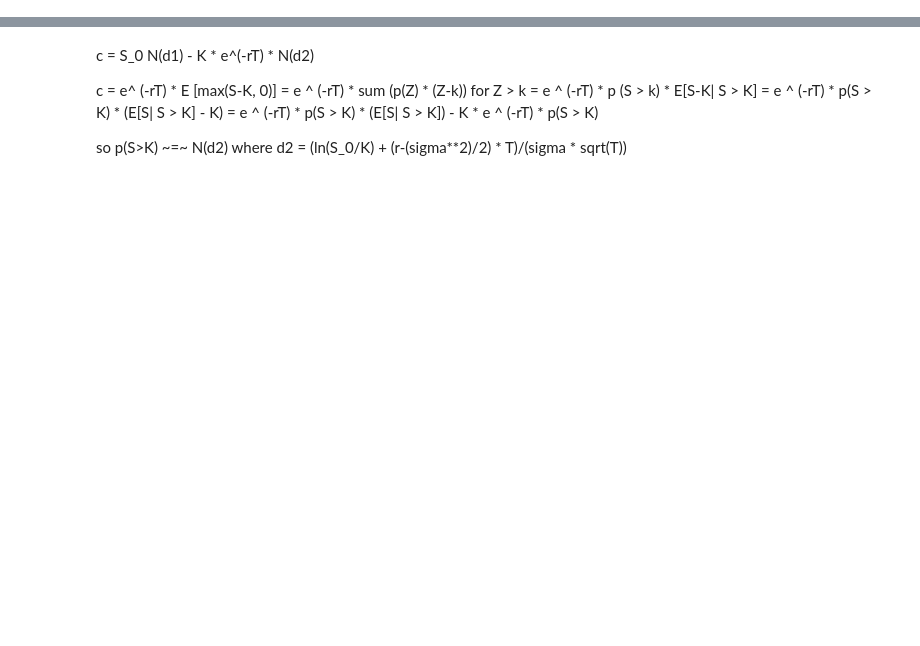
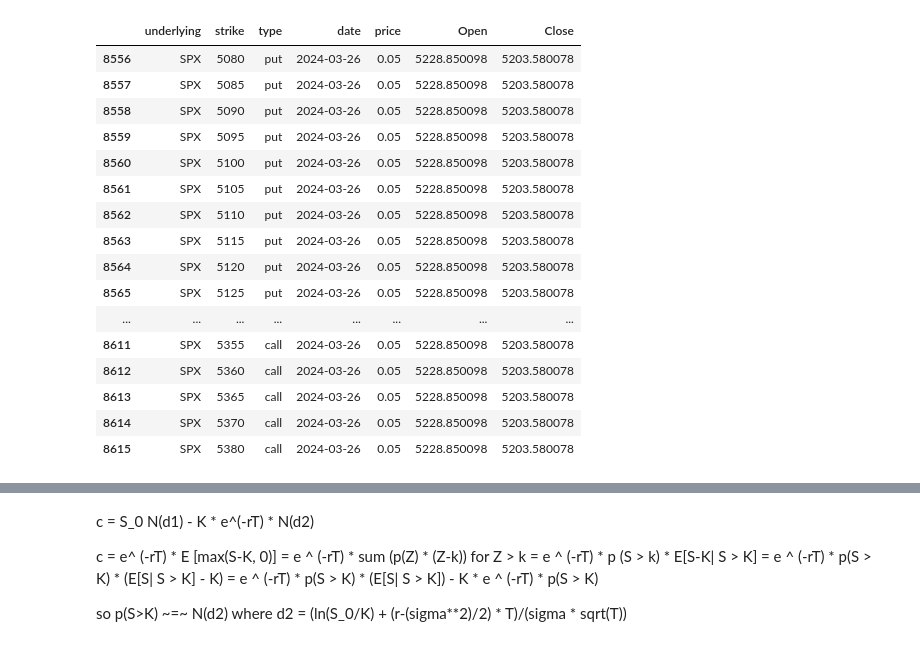
Before and after one commit to ijamil1/kalshi_mm, a Jupyter notebook: options_implied_right_tail_prob.ipynb, the cells around one changed output, grey strips where cells are left out. Drawn from its saved outputs; the diff is of its cells as text; code cells hidden in the pictures; blank space fills up the shorter version.

```diff
--- a/options_implied_right_tail_prob.ipynb
+++ b/options_implied_right_tail_prob.ipynb
@@ -200,2 +195,22 @@ df_otm[(df_otm['underlying']=='NDX') & (df_otm['strike'] > 17950) & (df_otm['str
+# %%
+df_otm[(df_otm['date']==date(2024, 3, 26)) & (df_otm['underlying']=='SPX')]
+# %% [output]
+|  | underlying | strike | type | date | price | Open | Close |
+| 8556 | SPX | 5080 | put | 2024-03-26 | 0.05 | 5228.850098 | 5203.580078 |
+| 8557 | SPX | 5085 | put | 2024-03-26 | 0.05 | 5228.850098 | 5203.580078 |
+| 8558 | SPX | 5090 | put | 2024-03-26 | 0.05 | 5228.850098 | 5203.580078 |
+| 8559 | SPX | 5095 | put | 2024-03-26 | 0.05 | 5228.850098 | 5203.580078 |
+| 8560 | SPX | 5100 | put | 2024-03-26 | 0.05 | 5228.850098 | 5203.580078 |
+| 8561 | SPX | 5105 | put | 2024-03-26 | 0.05 | 5228.850098 | 5203.580078 |
+| 8562 | SPX | 5110 | put | 2024-03-26 | 0.05 | 5228.850098 | 5203.580078 |
+| 8563 | SPX | 5115 | put | 2024-03-26 | 0.05 | 5228.850098 | 5203.580078 |
+| 8564 | SPX | 5120 | put | 2024-03-26 | 0.05 | 5228.850098 | 5203.580078 |
+| 8565 | SPX | 5125 | put | 2024-03-26 | 0.05 | 5228.850098 | 5203.580078 |
+| ... | ... | ... | ... | ... | ... | ... | ... |
+| 8611 | SPX | 5355 | call | 2024-03-26 | 0.05 | 5228.850098 | 5203.580078 |
+| 8612 | SPX | 5360 | call | 2024-03-26 | 0.05 | 5228.850098 | 5203.580078 |
+| 8613 | SPX | 5365 | call | 2024-03-26 | 0.05 | 5228.850098 | 5203.580078 |
+| 8614 | SPX | 5370 | call | 2024-03-26 | 0.05 | 5228.850098 | 5203.580078 |
+| 8615 | SPX | 5380 | call | 2024-03-26 | 0.05 | 5228.850098 | 5203.580078 |
 # %%
 df_otm['est_iv'] = df_otm.apply(lambda x: implied_volatility_call(x['price'], x['Open'], x['strike'], 1/252, ir) if x['type']=='call' else implied_volatility_put(x['price'], x['Open'], x['strike'], 1/252, ir) , axis=1)
```
Also changed, not shown: parts of 20 cells of this notebook.
